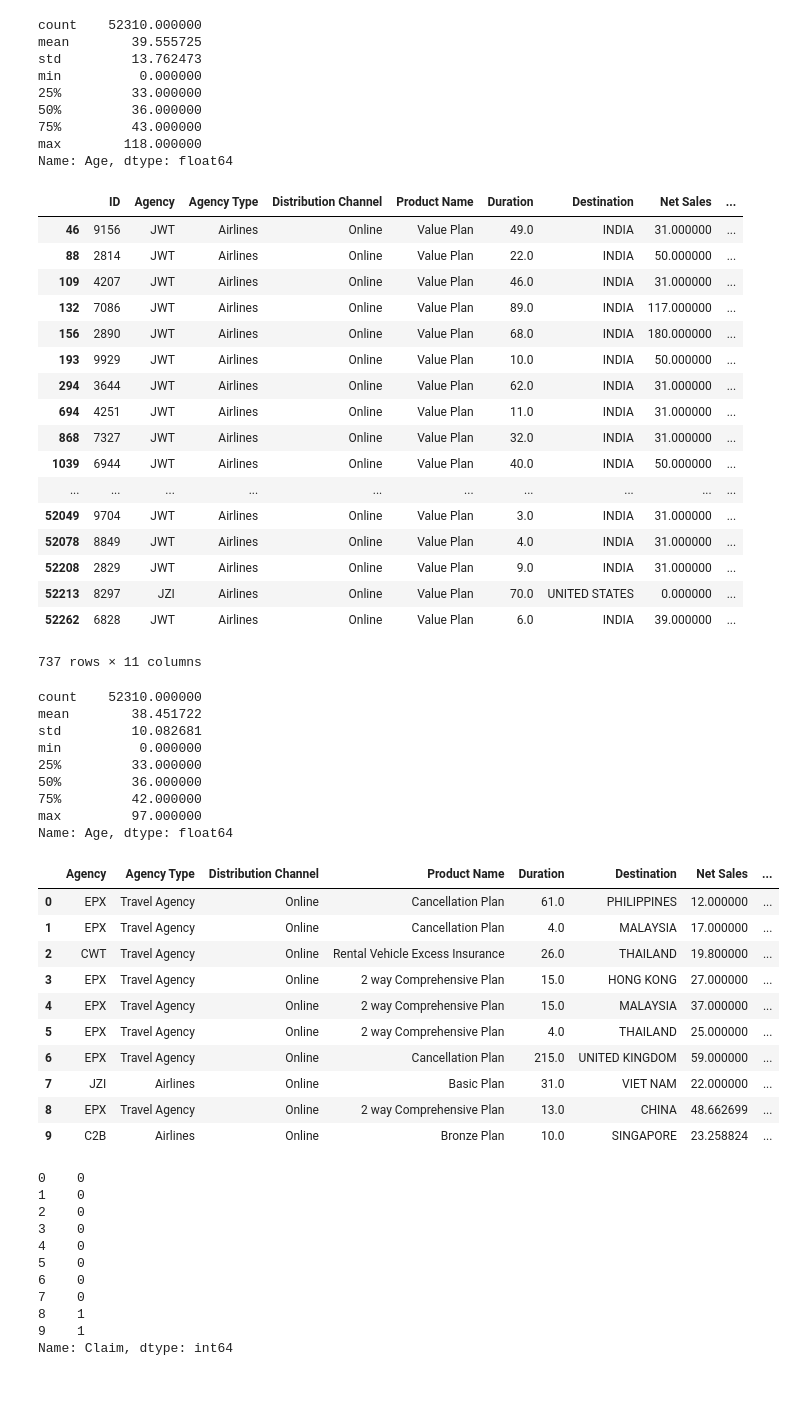
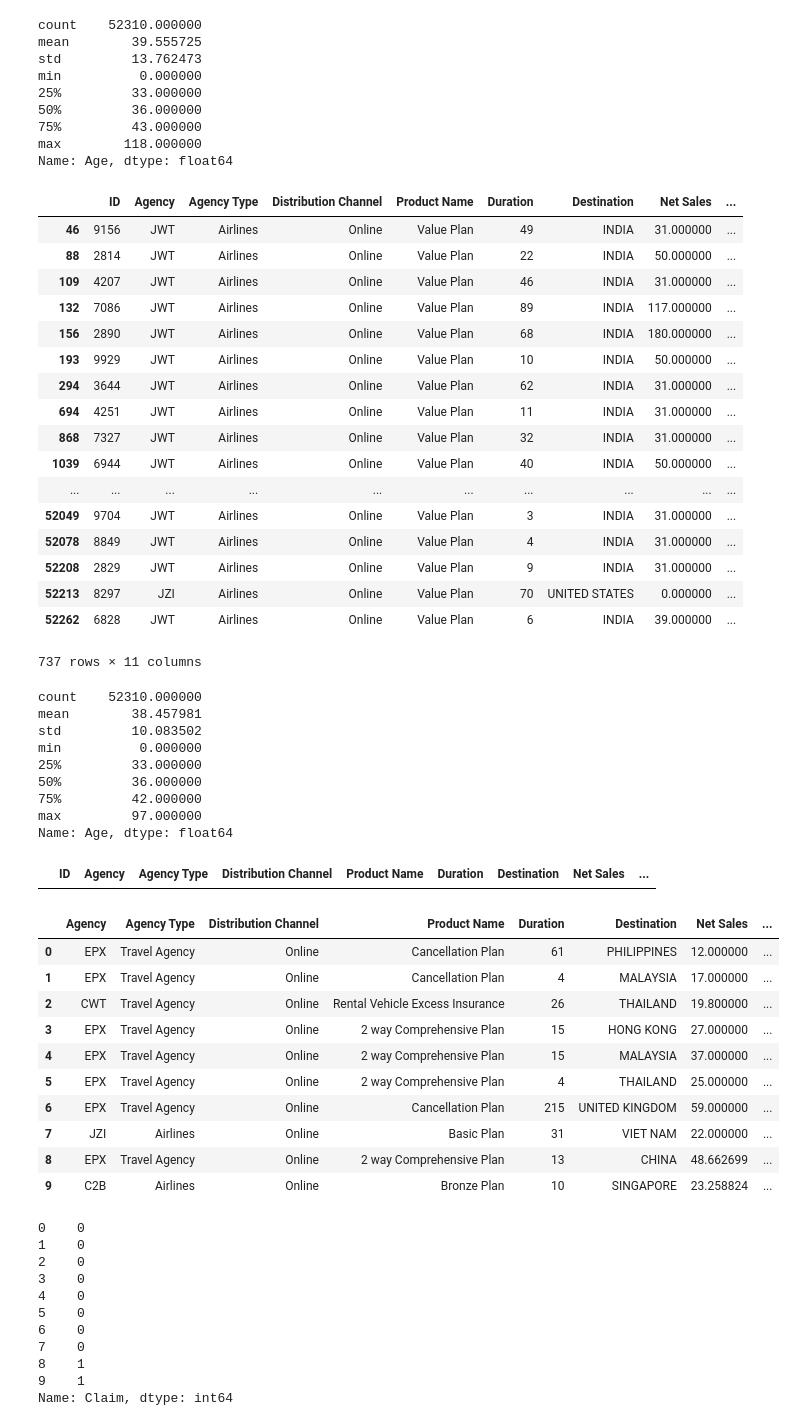
Before and after one commit to Tinya10/Hackathon, a Jupyter notebook: Will They Claim It.ipynb, the cells around one changed output. Drawn from its saved outputs; the diff is of its cells as text; code cells hidden in the pictures; blank space fills up the shorter version.

```diff
--- a/Will They Claim It.ipynb
+++ b/Will They Claim It.ipynb
@@ -550,7 +551,7 @@ train[train['Duration']<0]
 | 33398 | 4193 | JZI | Airlines | Online | Basic Plan | -1 | MALAYSIA | 18.0 | ... |
 | 41424 | 7763 | JZI | Airlines | Online | Basic Plan | -2 | BANGLADESH | 22.0 | ... |
 # %%
-train.loc[train['Duration']<0,'Duration'] = 58.256108
+train.loc[train['Duration']<0,'Duration'] = 58
 
 train['Duration'].describe()
 # %% [output]
@@ -579,38 +580,45 @@ Name: Age, dtype: float64
 train[train['Age']>100]
 # %% [output]
 |  | ID | Agency | Agency Type | Distribution Channel | Product Name | Duration | Destination | Net Sales | ... |
-| 46 | 9156 | JWT | Airlines | Online | Value Plan | 49.0 | INDIA | 31.000000 | ... |
-| 88 | 2814 | JWT | Airlines | Online | Value Plan | 22.0 | INDIA | 50.000000 | ... |
-| 109 | 4207 | JWT | Airlines | Online | Value Plan | 46.0 | INDIA | 31.000000 | ... |
-| 132 | 7086 | JWT | Airlines | Online | Value Plan | 89.0 | INDIA | 117.000000 | ... |
-| 156 | 2890 | JWT | Airlines | Online | Value Plan | 68.0 | INDIA | 180.000000 | ... |
-| 193 | 9929 | JWT | Airlines | Online | Value Plan | 10.0 | INDIA | 50.000000 | ... |
-| 294 | 3644 | JWT | Airlines | Online | Value Plan | 62.0 | INDIA | 31.000000 | ... |
-| 694 | 4251 | JWT | Airlines | Online | Value Plan | 11.0 | INDIA | 31.000000 | ... |
-| 868 | 7327 | JWT | Airlines | Online | Value Plan | 32.0 | INDIA | 31.000000 | ... |
-| 1039 | 6944 | JWT | Airlines | Online | Value Plan | 40.0 | INDIA | 50.000000 | ... |
+| 46 | 9156 | JWT | Airlines | Online | Value Plan | 49 | INDIA | 31.000000 | ... |
+| 88 | 2814 | JWT | Airlines | Online | Value Plan | 22 | INDIA | 50.000000 | ... |
+| 109 | 4207 | JWT | Airlines | Online | Value Plan | 46 | INDIA | 31.000000 | ... |
+| 132 | 7086 | JWT | Airlines | Online | Value Plan | 89 | INDIA | 117.000000 | ... |
+| 156 | 2890 | JWT | Airlines | Online | Value Plan | 68 | INDIA | 180.000000 | ... |
+| 193 | 9929 | JWT | Airlines | Online | Value Plan | 10 | INDIA | 50.000000 | ... |
+| 294 | 3644 | JWT | Airlines | Online | Value Plan | 62 | INDIA | 31.000000 | ... |
+| 694 | 4251 | JWT | Airlines | Online | Value Plan | 11 | INDIA | 31.000000 | ... |
+| 868 | 7327 | JWT | Airlines | Online | Value Plan | 32 | INDIA | 31.000000 | ... |
+| 1039 | 6944 | JWT | Airlines | Online | Value Plan | 40 | INDIA | 50.000000 | ... |
 | ... | ... | ... | ... | ... | ... | ... | ... | ... | ... |
-| 52049 | 9704 | JWT | Airlines | Online | Value Plan | 3.0 | INDIA | 31.000000 | ... |
-| 52078 | 8849 | JWT | Airlines | Online | Value Plan | 4.0 | INDIA | 31.000000 | ... |
-| 52208 | 2829 | JWT | Airlines | Online | Value Plan | 9.0 | INDIA | 31.000000 | ... |
-| 52213 | 8297 | JZI | Airlines | Online | Value Plan | 70.0 | UNITED STATES | 0.000000 | ... |
-| 52262 | 6828 | JWT | Airlines | Online | Value Plan | 6.0 | INDIA | 39.000000 | ... |
+| 52049 | 9704 | JWT | Airlines | Online | Value Plan | 3 | INDIA | 31.000000 | ... |
+| 52078 | 8849 | JWT | Airlines | Online | Value Plan | 4 | INDIA | 31.000000 | ... |
+| 52208 | 2829 | JWT | Airlines | Online | Value Plan | 9 | INDIA | 31.000000 | ... |
+| 52213 | 8297 | JZI | Airlines | Online | Value Plan | 70 | UNITED STATES | 0.000000 | ... |
+| 52262 | 6828 | JWT | Airlines | Online | Value Plan | 6 | INDIA | 39.000000 | ... |
 737 rows × 11 columns
 # %%
 #It is unusual for people to live beyond 100 years hence we will replace the age values which are over 100 years with mean age 39.555725
 
-train.loc[train['Age']>100,'Age'] = 39.555725
+train.loc[train['Age']>100,'Age'] = 40
 train['Age'].describe()
 # %% [output]
 count    52310.000000
-mean        38.451722
-std         10.082681
+mean        38.457981
+std         10.083502
 min          0.000000
 25%         33.000000
 50%         36.000000
 75%         42.000000
 max         97.000000
 Name: Age, dtype: float64
+# %%
+#We wil replace duration more than 365 days with mean duration 58 days as it is very unusual for people to travel more than 365 days
+
+train.loc[train['Duration']>365,'Duration'] = 58
+train[train['Duration']>365]
+# %% [output]
+|  | ID | Agency | Agency Type | Distribution Channel | Product Name | Duration | Destination | Net Sales | ... |
 # %%
 #Splitting the data into X and y
 X = train.drop(columns = ['ID','Claim'])
@@ -619,16 +627,16 @@ y = train['Claim']
 X.head(10)
 # %% [output]
 |  | Agency | Agency Type | Distribution Channel | Product Name | Duration | Destination | Net Sales | ... |
-| 0 | EPX | Travel Agency | Online | Cancellation Plan | 61.0 | PHILIPPINES | 12.000000 | ... |
-| 1 | EPX | Travel Agency | Online | Cancellation Plan | 4.0 | MALAYSIA | 17.000000 | ... |
-| 2 | CWT | Travel Agency | Online | Rental Vehicle Excess Insurance | 26.0 | THAILAND | 19.800000 | ... |
-| 3 | EPX | Travel Agency | Online | 2 way Comprehensive Plan | 15.0 | HONG KONG | 27.000000 | ... |
-| 4 | EPX | Travel Agency | Online | 2 way Comprehensive Plan | 15.0 | MALAYSIA | 37.000000 | ... |
-| 5 | EPX | Travel Agency | Online | 2 way Comprehensive Plan | 4.0 | THAILAND | 25.000000 | ... |
-| 6 | EPX | Travel Agency | Online | Cancellation Plan | 215.0 | UNITED KINGDOM | 59.000000 | ... |
-| 7 | JZI | Airlines | Online | Basic Plan | 31.0 | VIET NAM | 22.000000 | ... |
-| 8 | EPX | Travel Agency | Online | 2 way Comprehensive Plan | 13.0 | CHINA | 48.662699 | ... |
-| 9 | C2B | Airlines | Online | Bronze Plan | 10.0 | SINGAPORE | 23.258824 | ... |
+| 0 | EPX | Travel Agency | Online | Cancellation Plan | 61 | PHILIPPINES | 12.000000 | ... |
+| 1 | EPX | Travel Agency | Online | Cancellation Plan | 4 | MALAYSIA | 17.000000 | ... |
+| 2 | CWT | Travel Agency | Online | Rental Vehicle Excess Insurance | 26 | THAILAND | 19.800000 | ... |
+| 3 | EPX | Travel Agency | Online | 2 way Comprehensive Plan | 15 | HONG KONG | 27.000000 | ... |
+| 4 | EPX | Travel Agency | Online | 2 way Comprehensive Plan | 15 | MALAYSIA | 37.000000 | ... |
+| 5 | EPX | Travel Agency | Online | 2 way Comprehensive Plan | 4 | THAILAND | 25.000000 | ... |
+| 6 | EPX | Travel Agency | Online | Cancellation Plan | 215 | UNITED KINGDOM | 59.000000 | ... |
+| 7 | JZI | Airlines | Online | Basic Plan | 31 | VIET NAM | 22.000000 | ... |
+| 8 | EPX | Travel Agency | Online | 2 way Comprehensive Plan | 13 | CHINA | 48.662699 | ... |
+| 9 | C2B | Airlines | Online | Bronze Plan | 10 | SINGAPORE | 23.258824 | ... |
 # %%
 y.head(10)
 # %% [output]
```
Also changed, not shown: parts of 15 cells of this notebook.
